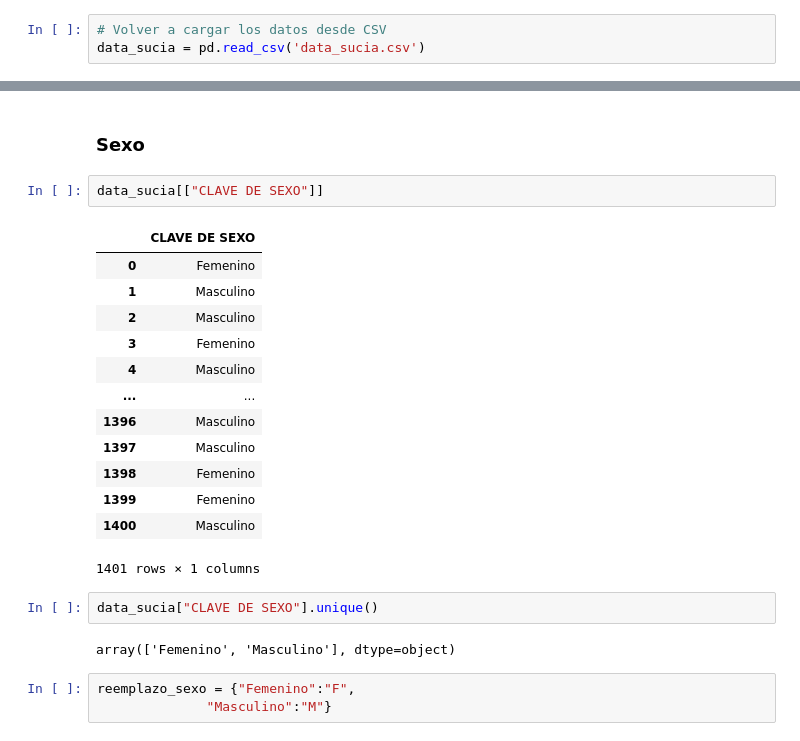
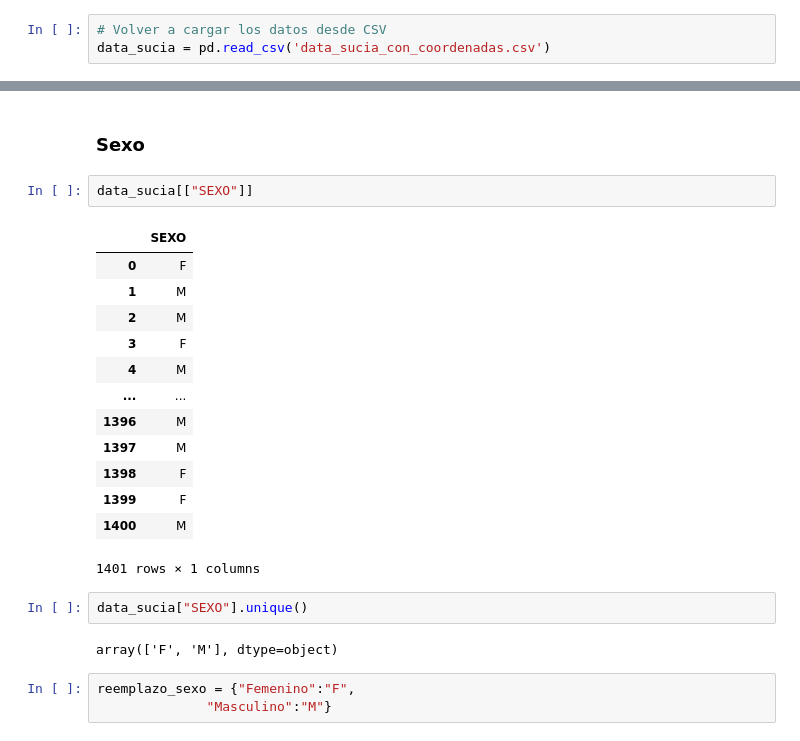
Before and after one commit to luisscrc/Datathon-Equipo-5, a Jupyter notebook: Datathon 2-2.ipynb, the cells around one changed output, grey strips where cells are left out. Drawn from its saved outputs; the diff is of its cells as text.

```diff
--- a/Datathon 2-2.ipynb
+++ b/Datathon 2-2.ipynb
@@ -158,7 +162,7 @@ print(f"La distancia entre los códigos postales 45430 y 44430 es de {distancia}
 La distancia entre los códigos postales 45430 y 44430 es de 22775.024195317255 metros.
 # %%
 # Volver a cargar los datos desde CSV
-data_sucia = pd.read_csv('data_sucia.csv')
+data_sucia = pd.read_csv('data_sucia_con_coordenadas.csv')
 # %% [markdown]
 ### Motivo de la renuncia
 # %%
@@ -255,25 +259,25 @@ Se mantiene igual ya que todos son tipo entero, además no existen valores nulos
 # %% [markdown]
 ### Sexo
 # %%
-data_sucia[["CLAVE DE SEXO"]]
+data_sucia[["SEXO"]]
 # %% [output]
-|  | CLAVE DE SEXO |
-| 0 | Femenino |
-| 1 | Masculino |
-| 2 | Masculino |
-| 3 | Femenino |
-| 4 | Masculino |
+|  | SEXO |
+| 0 | F |
+| 1 | M |
+| 2 | M |
+| 3 | F |
+| 4 | M |
 | ... | ... |
-| 1396 | Masculino |
-| 1397 | Masculino |
-| 1398 | Femenino |
-| 1399 | Femenino |
-| 1400 | Masculino |
+| 1396 | M |
+| 1397 | M |
+| 1398 | F |
+| 1399 | F |
+| 1400 | M |
 1401 rows × 1 columns
 # %%
-data_sucia["CLAVE DE SEXO"].unique()
+data_sucia["SEXO"].unique()
 # %% [output]
-array(['Femenino', 'Masculino'], dtype=object)
+array(['F', 'M'], dtype=object)
 # %%
 reemplazo_sexo = {"Femenino":"F",
               "Masculino":"M"}
```
Also changed, not shown: parts of 5 cells of this notebook, 6 other files.
